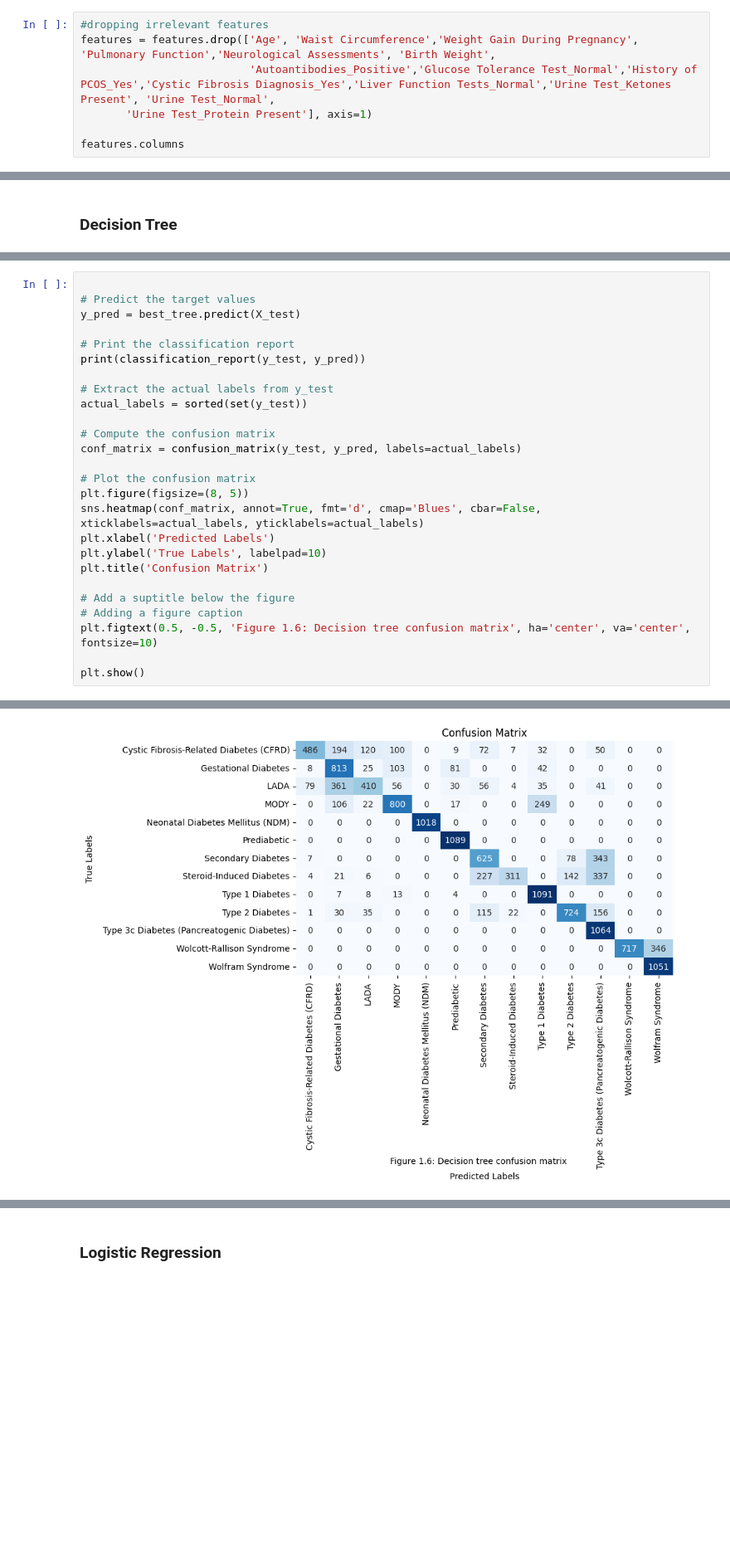
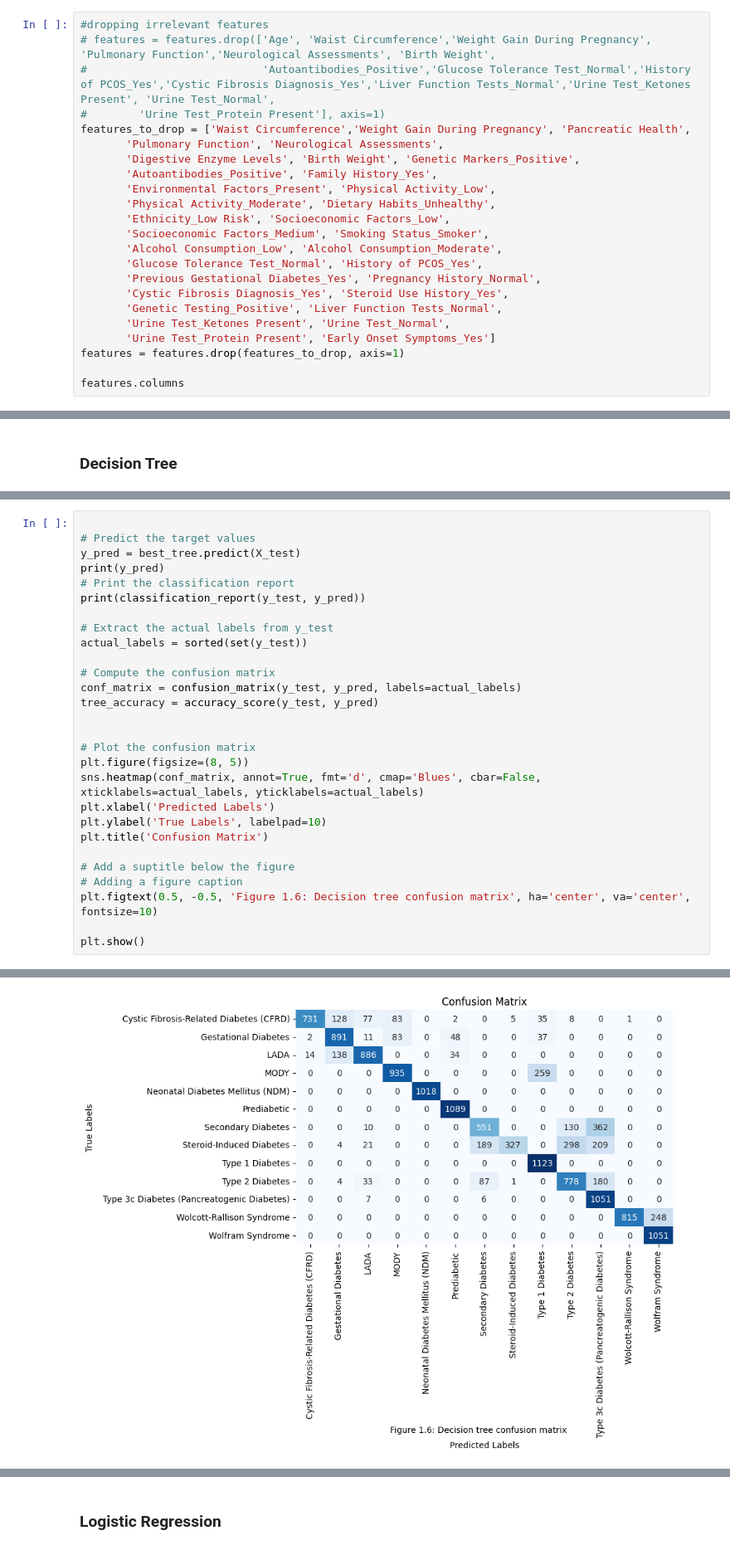
Before and after one commit to VictoriaaTran/Diabetic-Retinopathy, a Jupyter notebook: Machine Learning analysis.ipynb, the cells around one changed output, grey strips where cells are left out. Shown at 83% size. Drawn from its saved outputs; the diff is of its cells as text; blank space fills up the shorter version.

```diff
--- a/Machine Learning analysis.ipynb
+++ b/Machine Learning analysis.ipynb
@@ -366,9 +368,25 @@ Index(['Insulin Levels', 'Age', 'BMI', 'Blood Pressure', 'Cholesterol Levels',
 Feature selection
 # %%
 #dropping irrelevant features
-features = features.drop(['Age', 'Waist Circumference','Weight Gain During Pregnancy', 'Pulmonary Function','Neurological Assessments', 'Birth Weight',
-                          'Autoantibodies_Positive','Glucose Tolerance Test_Normal','History of PCOS_Yes','Cystic Fibrosis Diagnosis_Yes','Liver Function Tests_Normal','Urine Test_Ketones Present', 'Urine Test_Normal',
-       'Urine Test_Protein Present'], axis=1)
+# features = features.drop(['Age', 'Waist Circumference','Weight Gain During Pregnancy', 'Pulmonary Function','Neurological Assessments', 'Birth Weight',
+#                           'Autoantibodies_Positive','Glucose Tolerance Test_Normal','History of PCOS_Yes','Cystic Fibrosis Diagnosis_Yes','Liver Function Tests_Normal','Urine Test_Ketones Present', 'Urine Test_Normal',
+#        'Urine Test_Protein Present'], axis=1)
+features_to_drop = ['Waist Circumference','Weight Gain During Pregnancy', 'Pancreatic Health',
+       'Pulmonary Function', 'Neurological Assessments',
+       'Digestive Enzyme Levels', 'Birth Weight', 'Genetic Markers_Positive',
+       'Autoantibodies_Positive', 'Family History_Yes',
+       'Environmental Factors_Present', 'Physical Activity_Low',
+       'Physical Activity_Moderate', 'Dietary Habits_Unhealthy',
+       'Ethnicity_Low Risk', 'Socioeconomic Factors_Low',
+       'Socioeconomic Factors_Medium', 'Smoking Status_Smoker',
+       'Alcohol Consumption_Low', 'Alcohol Consumption_Moderate',
+       'Glucose Tolerance Test_Normal', 'History of PCOS_Yes',
+       'Previous Gestational Diabetes_Yes', 'Pregnancy History_Normal',
+       'Cystic Fibrosis Diagnosis_Yes', 'Steroid Use History_Yes',
+       'Genetic Testing_Positive', 'Liver Function Tests_Normal',
+       'Urine Test_Ketones Present', 'Urine Test_Normal',
+       'Urine Test_Protein Present', 'Early Onset Symptoms_Yes']
+features = features.drop(features_to_drop, axis=1)
 
 features.columns
 # %% [output]
@@ -537,7 +551,7 @@ plt.show()
 
 # Predict the target values
 y_pred = best_tree.predict(X_test)
-
+print(y_pred)
 # Print the classification report
 print(classification_report(y_test, y_pred))
 
@@ -546,6 +560,8 @@ actual_labels = sorted(set(y_test))
 
 # Compute the confusion matrix
 conf_matrix = confusion_matrix(y_test, y_pred, labels=actual_labels)
+tree_accuracy = accuracy_score(y_test, y_pred)
+
 
 # Plot the confusion matrix
 plt.figure(figsize=(8, 5))
@@ -582 +596 @@ Type 3c Diabetes (Pancreatogenic Diabetes)       0.53      1.00      0.70      1
-[figure, old version]
+[figure, new version]
```
Also changed, not shown: parts of 38 cells of this notebook, 4 other files.
